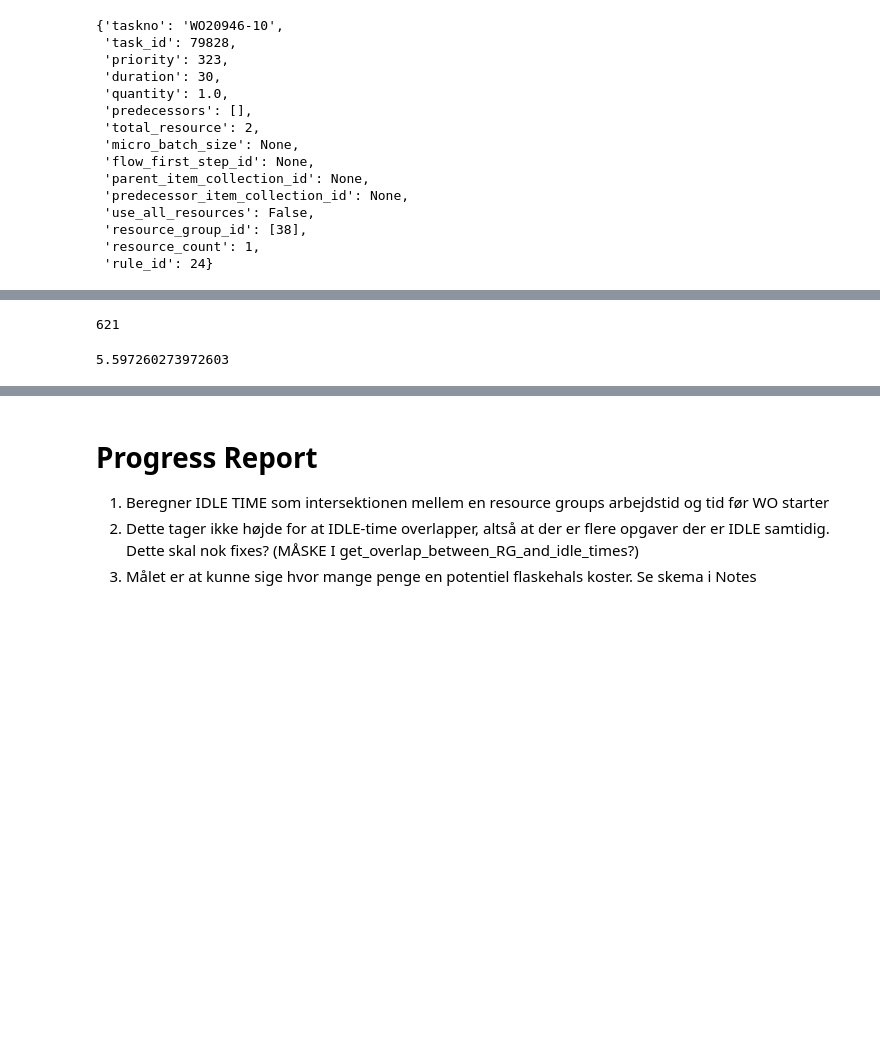
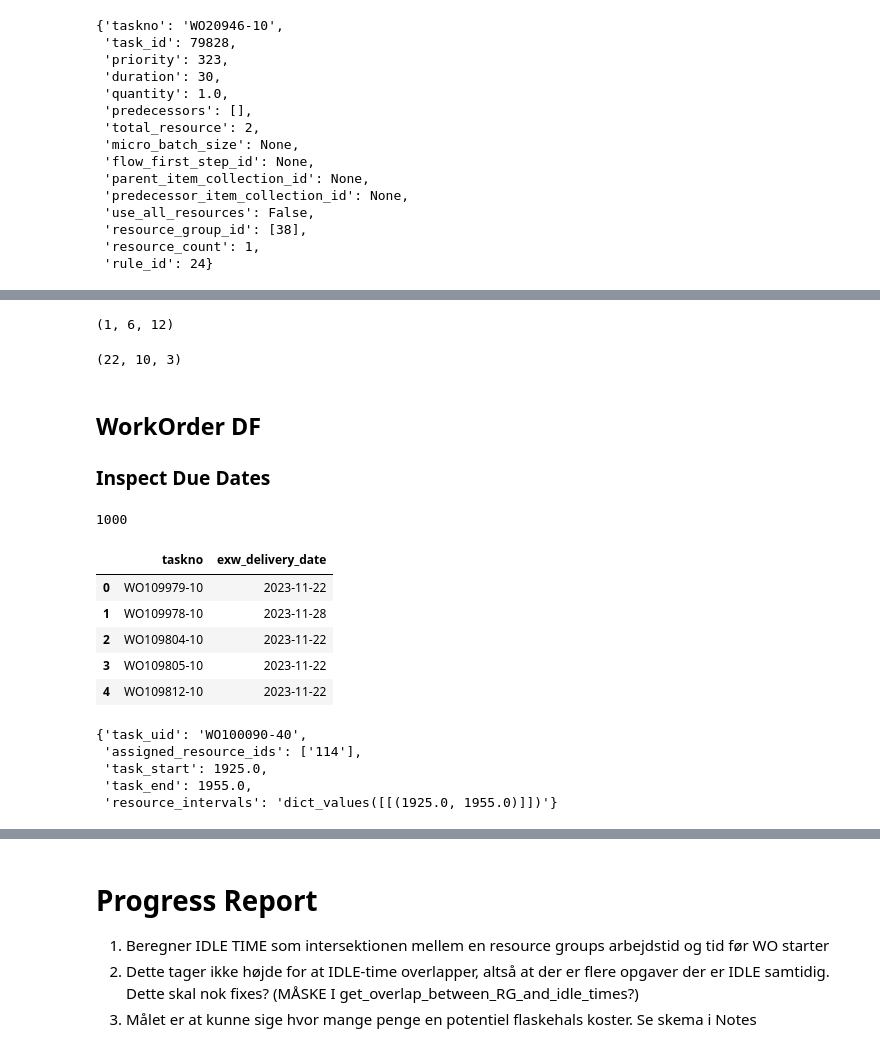
Before and after one commit to Askenm/smart_agriculture, a Jupyter notebook: OutputAnalysis.ipynb, the cells around one changed output, grey strips where cells are left out. Cells and saved outputs as stored; diff of their text form; code cells hidden in the pictures; blank space fills up the shorter version.

```diff
--- a/OutputAnalysis.ipynb
+++ b/OutputAnalysis.ipynb
@@ -471,9 +510,9 @@ list(idle_minutes.keys())[:10]
-# %%
-idle_minutes['WO100090-40']
-# %% [output]
-621
+# %%
+convert_minutes(len(list(set(idle_minutes['WO109978-10']))))
+# %% [output]
+(1, 6, 12)
 # %%
-# ANTAL ÅR ALLE TASKS VENTER PÅ DENNE RESOURCE GROUP
-convert_minutes(idle_RGs[3])[0]/365
+# ANTAL dage ALLE TASKS VENTER PÅ DENNE RESOURCE GROUP
+convert_minutes(idle_RGs[3])
 # %% [output]
-5.597260273972603
+(22, 10, 3)
@@ -479,0 +522,24 @@ convert_minutes(idle_RGs[3])[0]/365
+# %% [markdown]
+## WorkOrder DF
+### Inspect Due Dates
+# %%
+duedates = pd.read_excel("fctryengine_outputs/EXW_Dates.xlsx",engine='openpyxl')
+
+print(duedates.shape[0])
+duedates.head()
+# %% [output]
+1000
+|  | taskno | exw_delivery_date |
+| 0 | WO109979-10 | 2023-11-22 |
+| 1 | WO109978-10 | 2023-11-28 |
+| 2 | WO109804-10 | 2023-11-22 |
+| 3 | WO109805-10 | 2023-11-22 |
+| 4 | WO109812-10 | 2023-11-22 |
+# %%
+solution[0]
+# %% [output]
+{'task_uid': 'WO100090-40',
+ 'assigned_resource_ids': ['114'],
+ 'task_start': 1925.0,
+ 'task_end': 1955.0,
+ 'resource_intervals': 'dict_values([[(1925.0, 1955.0)]])'}
```
Also changed, not shown: parts of 12 cells of this notebook.
